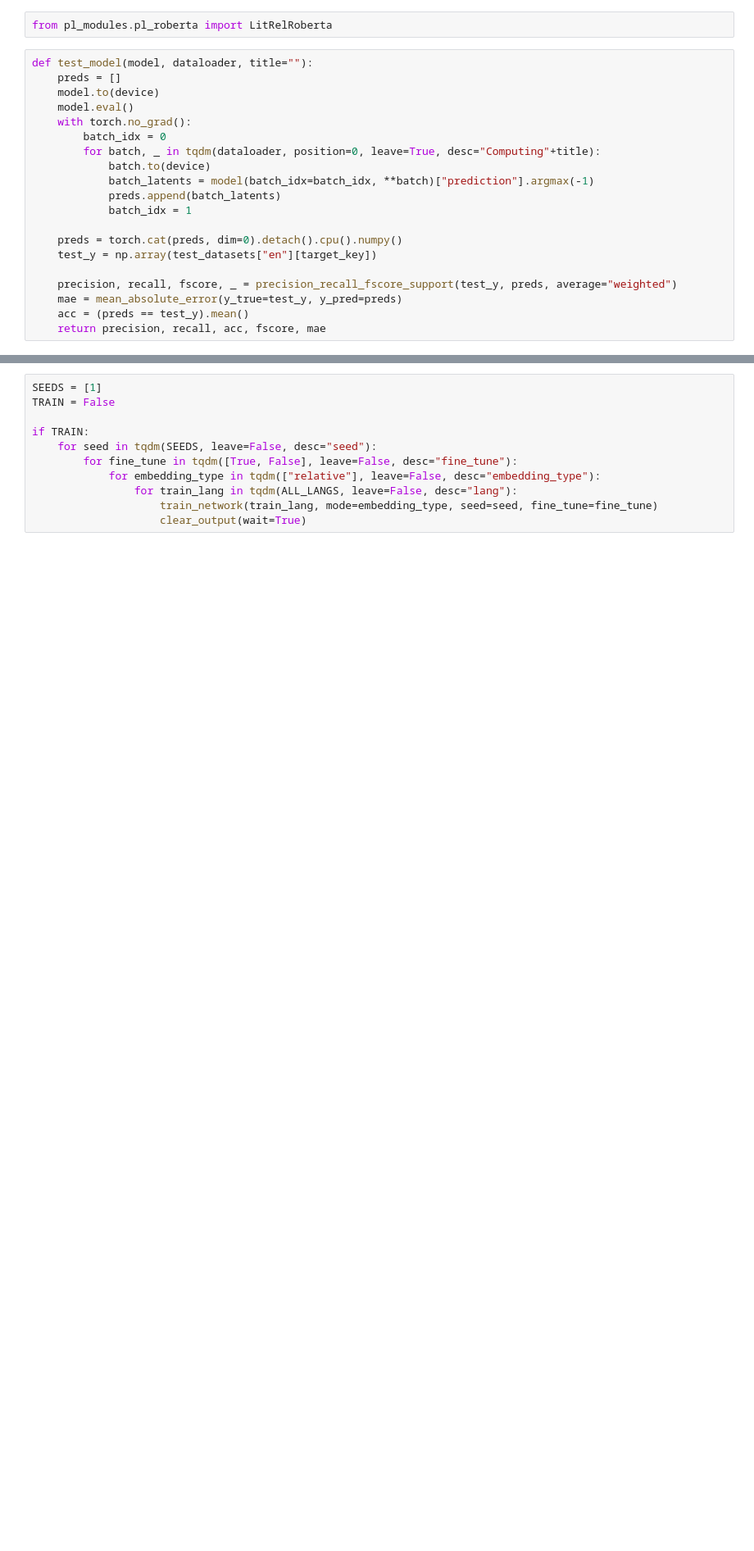
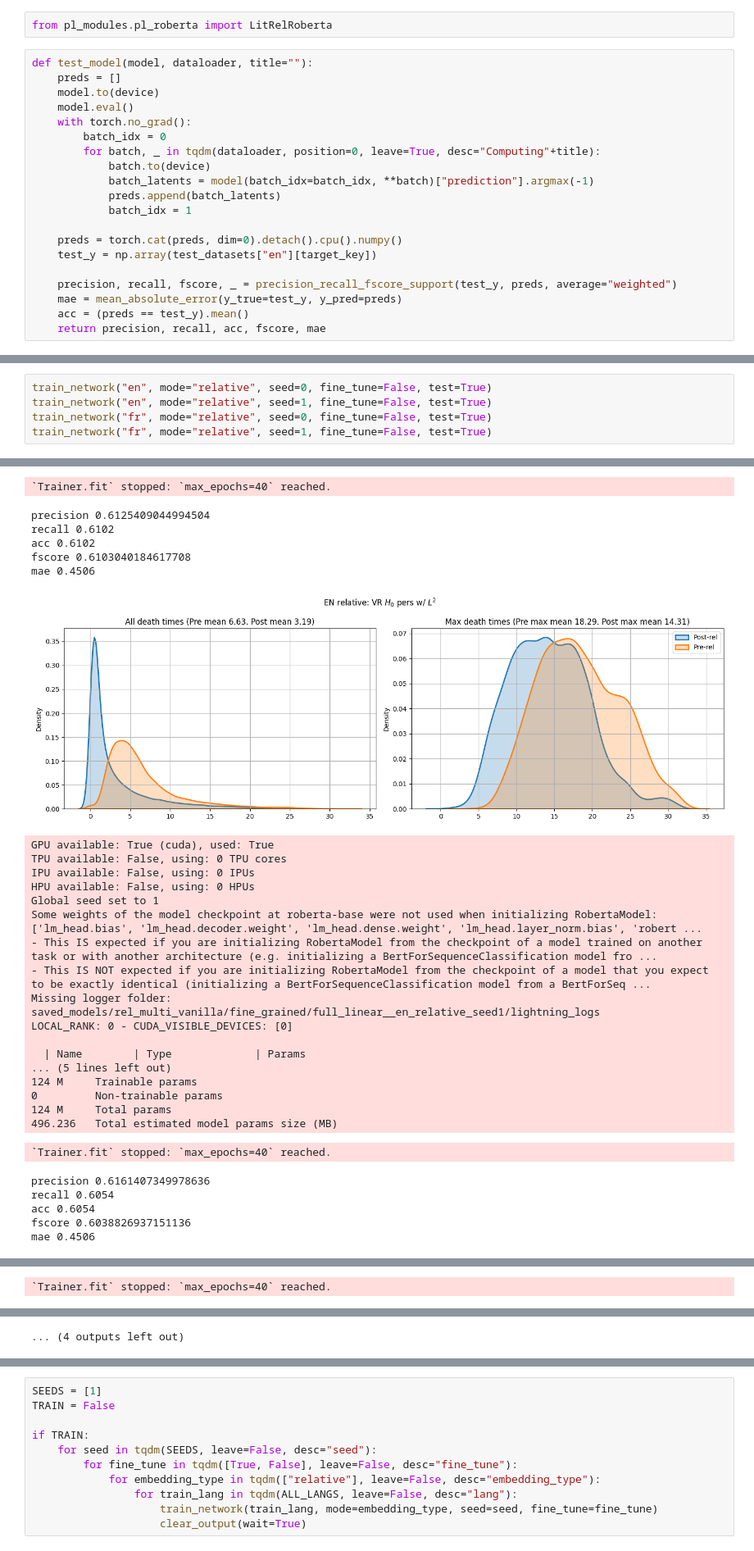
Before and after one commit to AGarciaCast/Topo_Reg_Relative_Rep, a Jupyter notebook: vanilla_multilingual_stitching.ipynb, the cells around one changed output, grey strips where cells are left out. Shown at 82% size. Drawn from its saved outputs; the diff is of its cells as text; blank space fills up the shorter version.

```diff
--- a/vanilla_multilingual_stitching.ipynb
+++ b/vanilla_multilingual_stitching.ipynb
@@ -468,0 +605,6 @@ RuntimeError: CUDA out of memory. Tried to allocate 192.00 MiB (GPU 0; 15.78 GiB
+# %%
+train_network("en", mode="relative", seed=0, fine_tune=False, test=True)
+train_network("en", mode="relative", seed=1, fine_tune=False, test=True)
+train_network("fr", mode="relative", seed=0, fine_tune=False, test=True)
+train_network("fr", mode="relative", seed=1, fine_tune=False, test=True)
+# %% [output]
@@ -468,0 +628,30 @@ RuntimeError: CUDA out of memory. Tried to allocate 192.00 MiB (GPU 0; 15.78 GiB
+`Trainer.fit` stopped: `max_epochs=40` reached.
+precision 0.6125409044994504
+recall 0.6102
+acc 0.6102
+fscore 0.6103040184617708
+mae 0.4506
+[figure, added]
+GPU available: True (cuda), used: True
+TPU available: False, using: 0 TPU cores
+IPU available: False, using: 0 IPUs
+HPU available: False, using: 0 HPUs
+Global seed set to 1
+Some weights of the model checkpoint at roberta-base were not used when initializing RobertaModel: ['lm_head.bias', 'lm_head.decoder.weight', 'lm_head.dense.weight', 'lm_head.layer_norm.bias', 'robert ...
+- This IS expected if you are initializing RobertaModel from the checkpoint of a model trained on another task or with another architecture (e.g. initializing a BertForSequenceClassification model fro ...
+- This IS NOT expected if you are initializing RobertaModel from the checkpoint of a model that you expect to be exactly identical (initializing a BertForSequenceClassification model from a BertForSeq ...
+Missing logger folder: saved_models/rel_multi_vanilla/fine_grained/full_linear__en_relative_seed1/lightning_logs
+LOCAL_RANK: 0 - CUDA_VISIBLE_DEVICES: [0]
+
+  | Name        | Type             | Params
+... (5 lines left out)
+124 M     Trainable params
+0         Non-trainable params
+124 M     Total params
+496.236   Total estimated model params size (MB)
+`Trainer.fit` stopped: `max_epochs=40` reached.
+precision 0.6161407349978636
+recall 0.6054
+acc 0.6054
+fscore 0.6038826937151136
+mae 0.4506
@@ -468,0 +676 @@ RuntimeError: CUDA out of memory. Tried to allocate 192.00 MiB (GPU 0; 15.78 GiB
+`Trainer.fit` stopped: `max_epochs=40` reached.
@@ -468,0 +683 @@ RuntimeError: CUDA out of memory. Tried to allocate 192.00 MiB (GPU 0; 15.78 GiB
+... (4 outputs left out)
```
Also changed, not shown: parts of 9 cells of this notebook, 29 other files.
